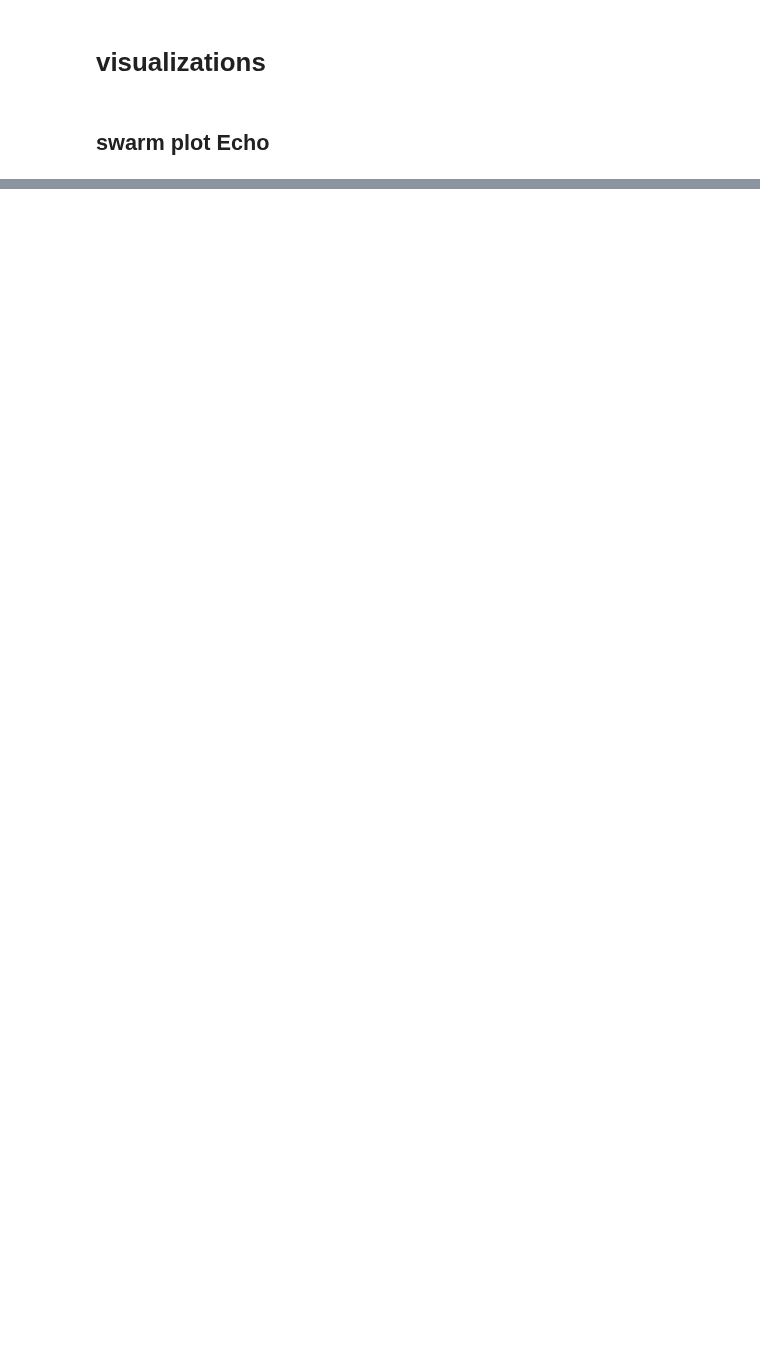
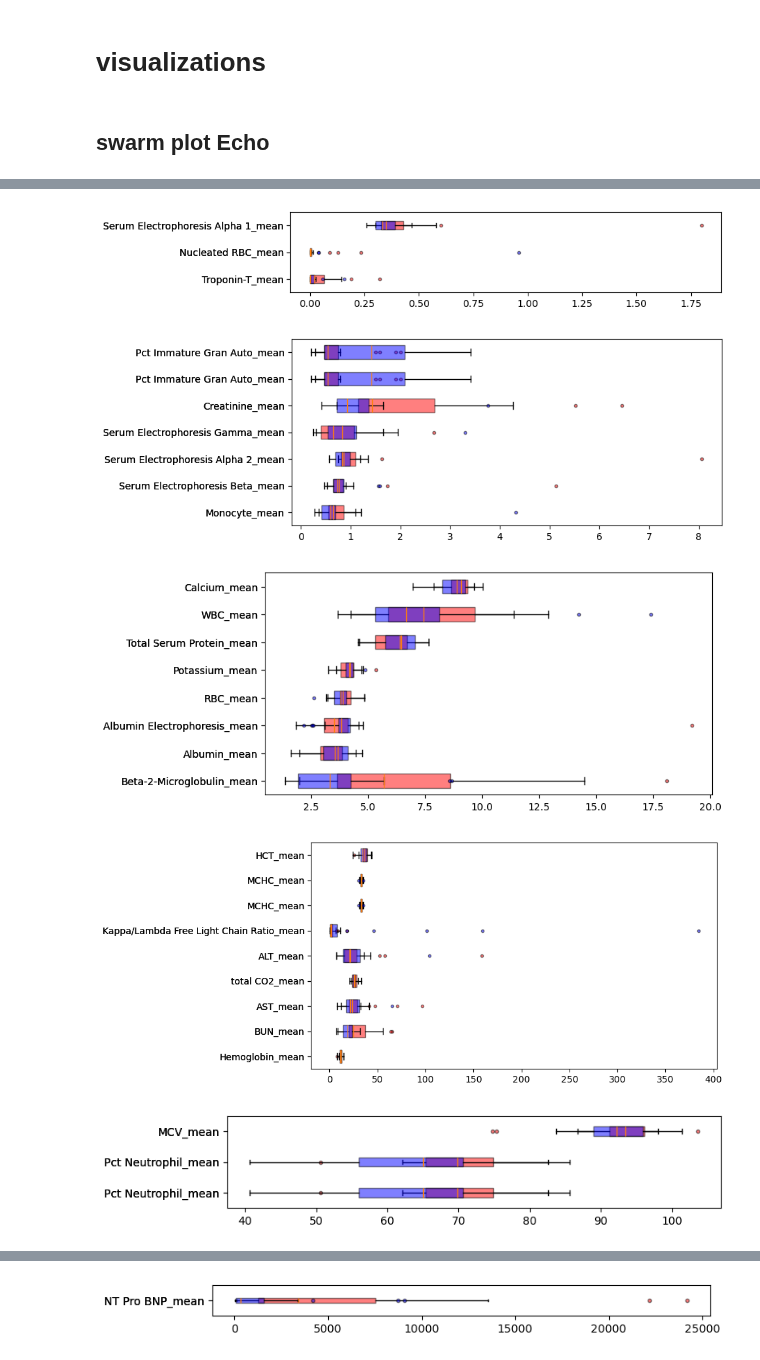
Before and after one commit to BisonCremer/cardiac-amyloidosis, a Jupyter notebook: 040_Mistic_2025/processing_data/StatsVisuals.ipynb, the cells around one changed output, grey strips where cells are left out. Saved outputs shown, nothing was run; the diff lists cells and outputs as text; code cells hidden in the pictures; blank space fills up the shorter version.

```diff
--- a/040_Mistic_2025/processing_data/StatsVisuals.ipynb
+++ b/040_Mistic_2025/processing_data/StatsVisuals.ipynb
@@ -159,0 +255,3 @@ for model in
+# %%
+#collect the list of lab mean features from DescFits feature list
+featureNames_means = [feature for feature in list(DescFitsFullFeatureList.columns) if "mean" in feature]
@@ -159,0 +265,45 @@ for model in
+# %%
+#stats of means across patients for the filtered labs
+#gather the means of labs per patient by CA status
+df_labs_means_CApositive = DescFitsFullFeatureList.loc[listPositive][list(labsNames_means_dict.values())]
+df_labs_means_CAnegative = DescFitsFullFeatureList.loc[listNegative][list(labsNames_means_dict.values())]
+
+#descriptive stats
+df_labs_means_CApositive_desc = df_labs_means_CApositive.describe().T.sort_values("mean")
+df_labs_means_CAnegative_desc = df_labs_means_CAnegative.describe().T.sort_values("mean")
+# %%
+dict_plottingRanges = {"graph 10": [0, 0.5],
+                       "graph 20": [0.6, 2],
+                       "graph 30": [2, 10],
+                       "graph 40": [11, 50],
+                    #    "graph 50": [26, 50],
+                       "graph 60": [51, 100],
+                       "graph 70": [101, 400],
+                       "graph 80" : [401, 1000],
+                       "graph 90": [1000, 10000]}
+dict_graph_column_groups = {}
+
+for graph in dict_plottingRanges.keys():
+    a, b = dict_plottingRanges[graph][0], dict_plottingRanges[graph][1]
+    dict_graph_column_groups[graph]= df_labs_means_CAnegative_desc.index[(df_labs_means_CAnegative_desc['mean'] >a) & (df_labs_means_CAnegative_desc['mean'] <b)]
+# %%
+#plotting the distribution of means by CA status
+figHeight = 0.5
+for graph in dict_graph_column_groups.keys():
+    #then plot the different pieces of data
+    if len(dict_graph_column_groups[graph]) >0:
+        fig, axs = plt.subplots(figsize = (8, len(dict_graph_column_groups[graph])*figHeight))
+        plt.boxplot(DescFitsFullFeatureList.loc[listPositive][dict_graph_column_groups[graph]].dropna(),
+                    vert= False, labels=dict_graph_column_groups[graph], patch_artist=True,
+                    boxprops={"facecolor":"red", "alpha":0.5},
+                    flierprops = {"marker" : '.', "markersize" : 6, "markerfacecolor" :'red', "alpha": 0.5})
+        plt.boxplot(DescFitsFullFeatureList.loc[listNegative][dict_graph_column_groups[graph]].dropna(),
+                    vert= False, labels=dict_graph_column_groups[graph], patch_artist=True,
+                    boxprops={"facecolor":"blue", "alpha":0.5},
+                    flierprops = {"marker" : '.', "markersize" : 6, "markerfacecolor" :'blue', "alpha": 0.5})
+# %% [output]
+[figure, added]
+[figure, added]
+[figure, added]
+[figure, added]
+[figure, added]
@@ -159,0 +311 @@ for model in
+[figure, added]
```
Also changed, not shown: parts of 14 cells of this notebook.
